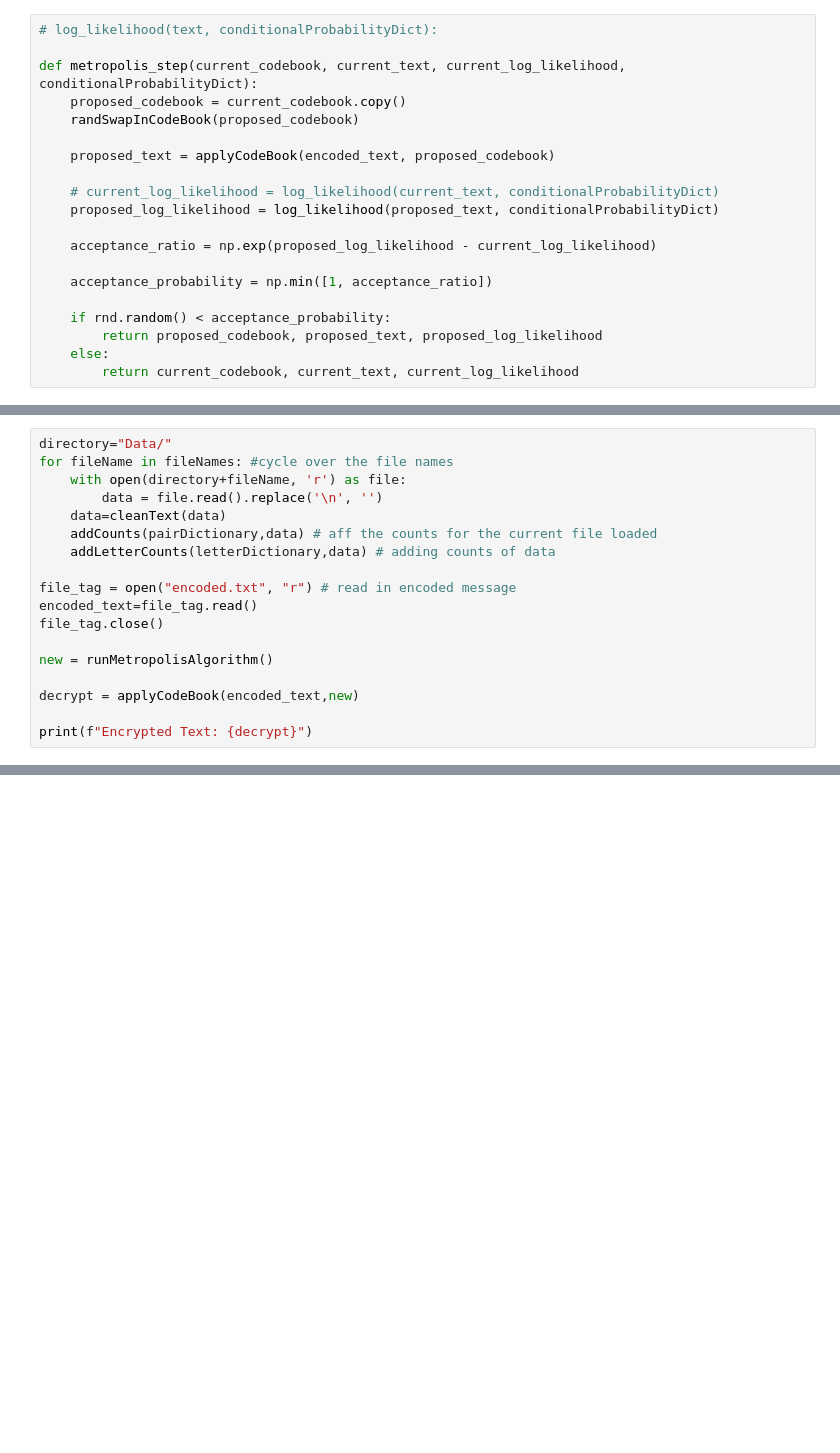
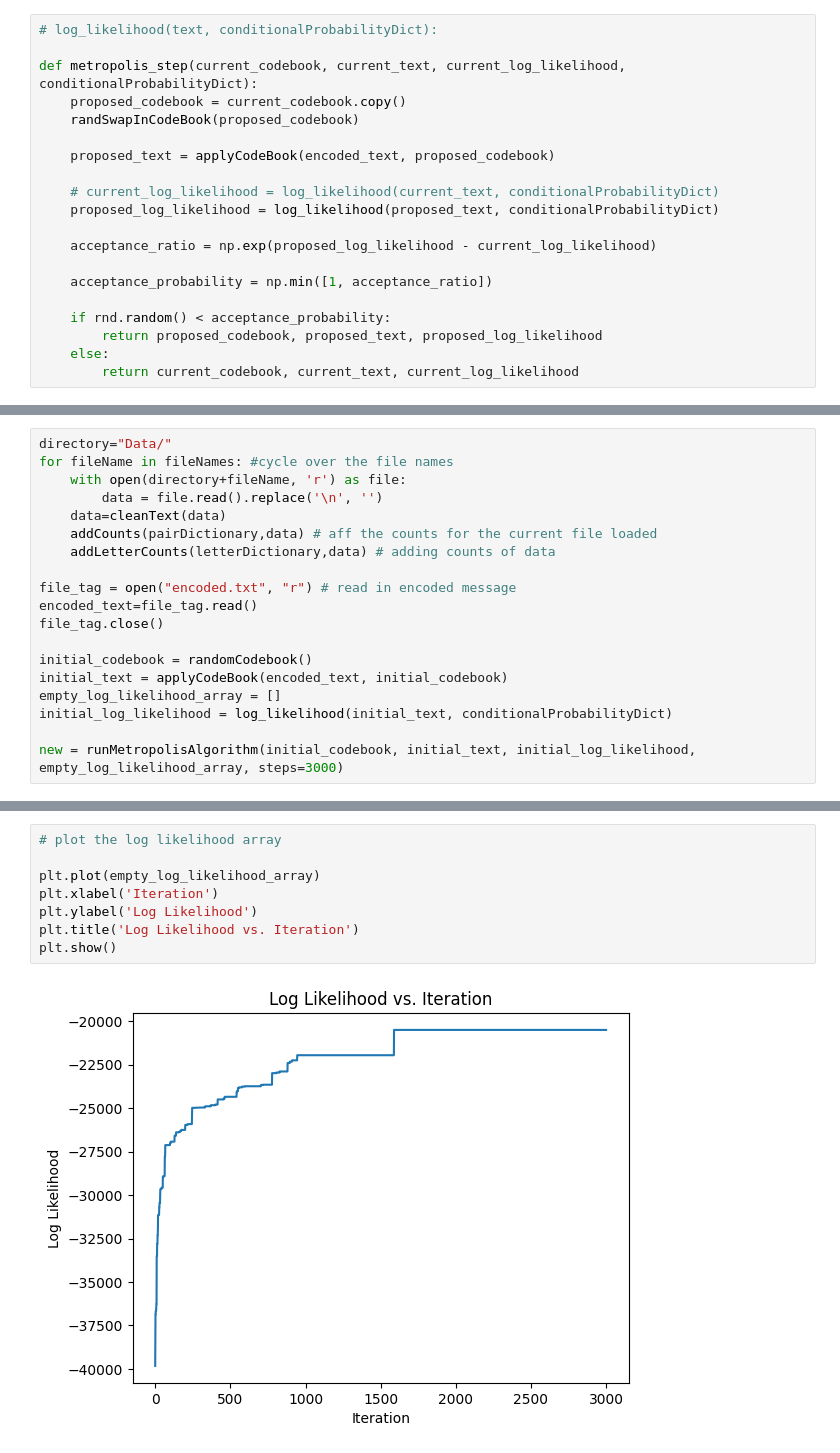
Before and after one commit to Shaan106/Duke_Courses, a Jupyter notebook: MATH 231/Group Quiz/MCMC_encrypted_text.ipynb, the cells around one changed output, grey strips where cells are left out. Cells and saved outputs as stored; diff of their text form; blank space fills up the shorter version.

```diff
--- a/MATH 231/Group Quiz/MCMC_encrypted_text.ipynb
+++ b/MATH 231/Group Quiz/MCMC_encrypted_text.ipynb
@@ -300,9 +252,10 @@ file_tag = open("encoded.txt", "r") # read in encoded message
 encoded_text=file_tag.read()
 file_tag.close()
 
-new = runMetropolisAlgorithm()
+initial_codebook = randomCodebook()
+initial_text = applyCodeBook(encoded_text, initial_codebook)
+empty_log_likelihood_array = []
+initial_log_likelihood = log_likelihood(initial_text, conditionalProbabilityDict)
 
-decrypt = applyCodeBook(encoded_text,new)
-
-print(f"Encrypted Text: {decrypt}")
+new = runMetropolisAlgorithm(initial_codebook, initial_text, initial_log_likelihood, empty_log_likelihood_array, steps=3000)
 # %% [output]
@@ -344,0 +289,10 @@ Encrypted Text: WHEN IN THE COURSE OF HULAN EKENTS IT BECOLES NECESSARY FOR ONE
+# %%
+# plot the log likelihood array
+
+plt.plot(empty_log_likelihood_array)
+plt.xlabel('Iteration')
+plt.ylabel('Log Likelihood')
+plt.title('Log Likelihood vs. Iteration')
+plt.show()
+# %% [output]
+[figure, added]
```
Also changed, not shown: parts of 17 cells of this notebook, 24 other files.
